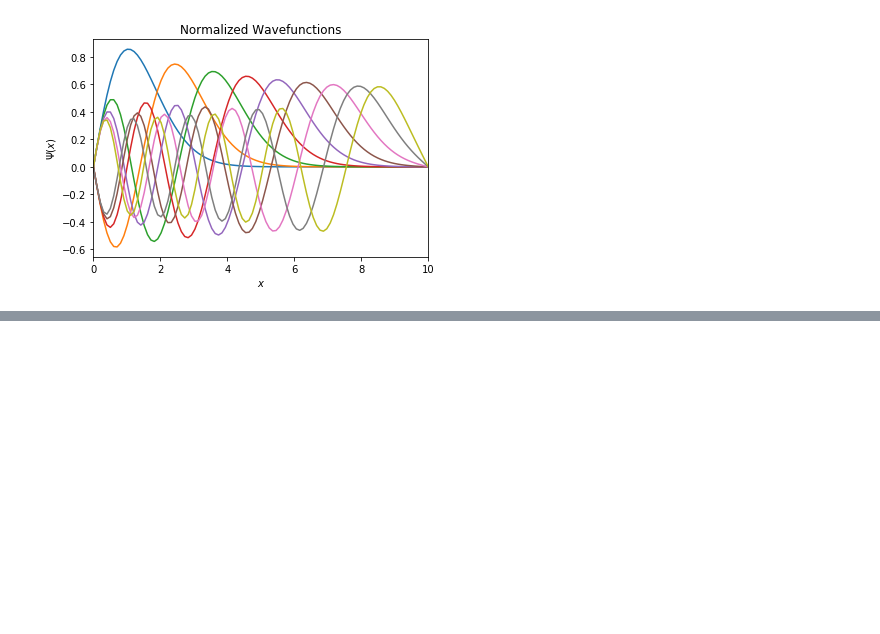
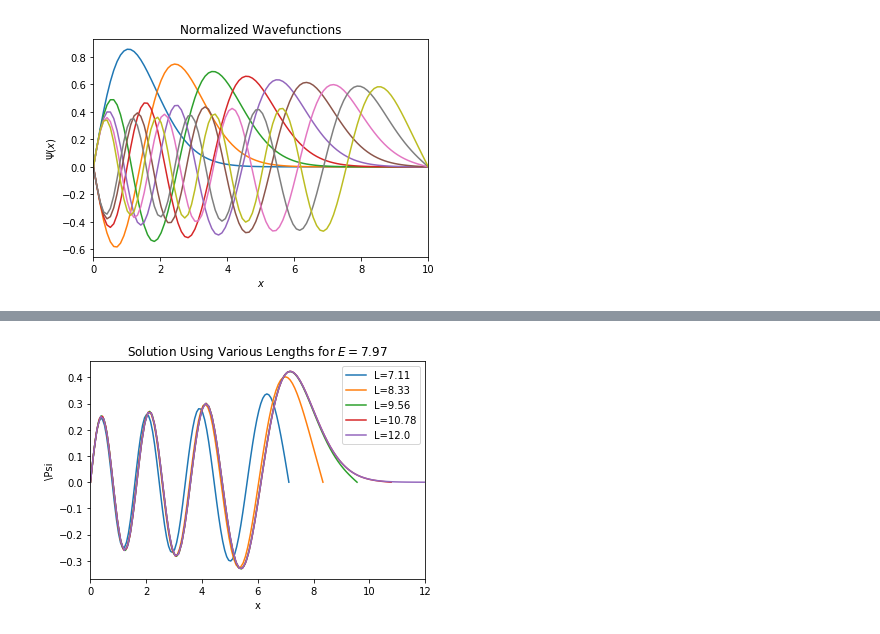
Before and after one commit to bzager/TI_Schrodinger, a Jupyter notebook: TI_Schrodinger.ipynb, the cells around one changed output, grey strips where cells are left out. Saved outputs shown, nothing was run; the diff lists cells and outputs as text; code cells hidden in the pictures; blank space fills up the shorter version.

```diff
--- a/TI_Schrodinger.ipynb
+++ b/TI_Schrodinger.ipynb
@@ -192,0 +204,26 @@ plt.show()
+# %%
+# Plot solutions with varying length
+
+numL = 10 # number of lengths to test
+maxL = 12 # maximum length to test
+Ls = np.linspace(1,maxL,numL) # array of lengths
+level = 7 # select which energy level
+
+for i in range(numL):
+    try:
+        x = np.linspace(0,Ls[i],nx) # grid
+        roots = rootFinder(x,EMax,init,numE=level)
+        sol = odeSolve(init,x,roots[level-1])
+        psi = sol[:,0]
+        plt.plot(x,psi,label="L="+str(np.around(Ls[i],2)))
+    except IndexError:
+        pass
+
+plt.xlim(0,maxL)
+plt.xlabel(r"x"); plt.ylabel(r"\Psi");
+plt.legend()
+plt.title(r"Solution Using Various Lengths for $E="+str(np.around(roots[level-1],2))+"$")
+#plt.savefig("figures/varyL_n="+str(level)+".png")
+plt.show()
+# %% [output]
+[figure, added]
```
Also changed, not shown: parts of 11 cells of this notebook, 10 other files.
